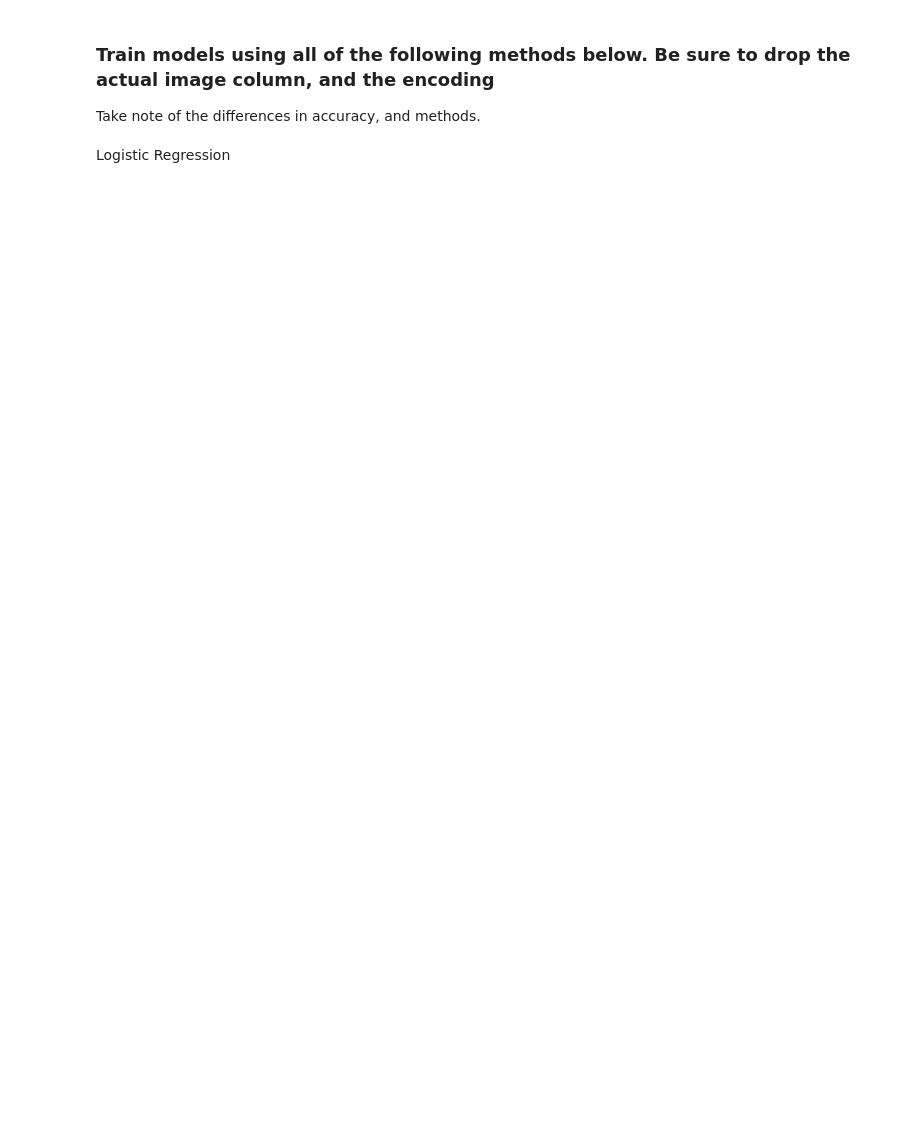
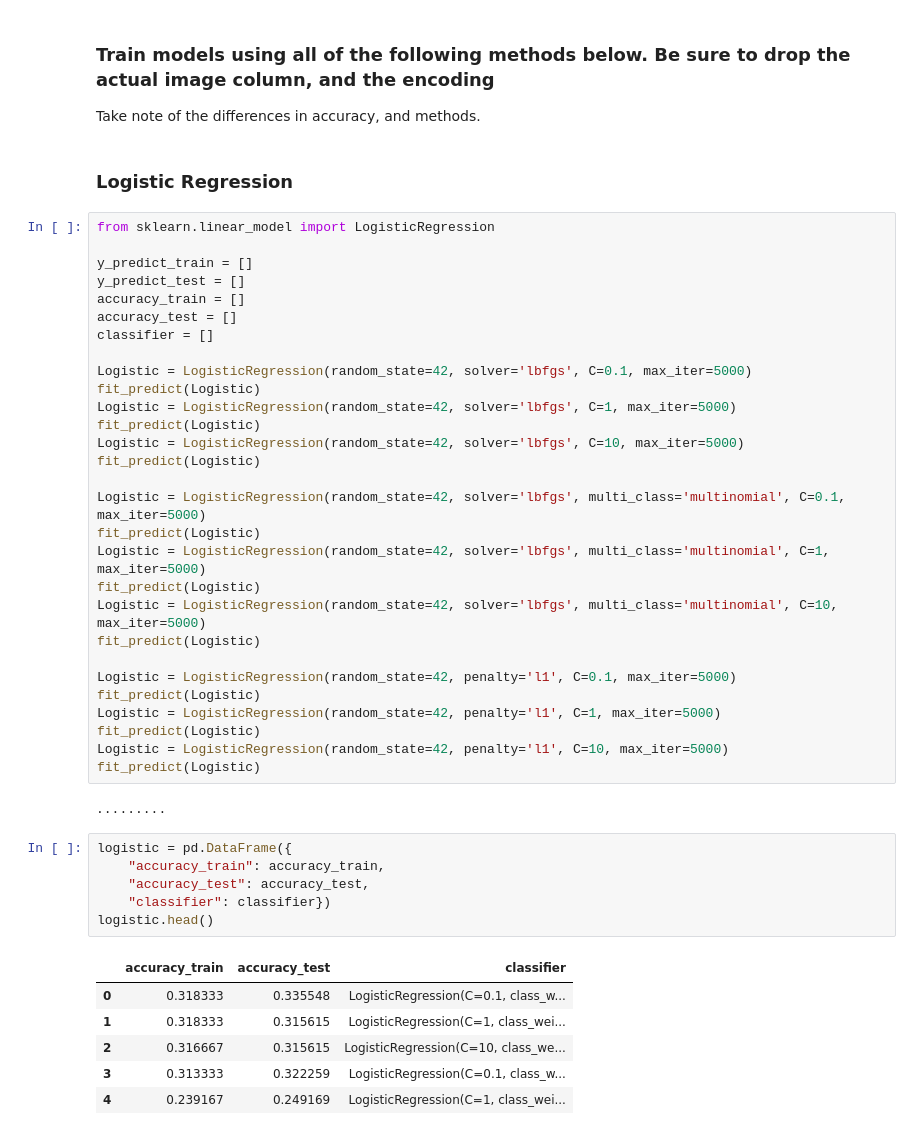
Before and after one commit to LinjianMa/DS100-final-project, a Jupyter notebook: GradProject_NB3.ipynb, the cells around one changed output. Cells and saved outputs as stored; diff of their text form; blank space fills up the shorter version.

```diff
--- a/GradProject_NB3.ipynb
+++ b/GradProject_NB3.ipynb
@@ -13,4 +69,48 @@ def accuracy(pred, actual):
 # %% [markdown]
 <h3>  Train models using all of the following methods below. Be sure to drop the actual image column, and the encoding</h3>	Take note of the differences in accuracy, and methods.
-# %% [markdown]
-Logistic Regression
+# %% [markdown]
+### Logistic Regression
+# %%
+from sklearn.linear_model import LogisticRegression
+
+y_predict_train = []
+y_predict_test = []
+accuracy_train = []
+accuracy_test = []
+classifier = []
+
+Logistic = LogisticRegression(random_state=42, solver='lbfgs', C=0.1, max_iter=5000)
+fit_predict(Logistic)
+Logistic = LogisticRegression(random_state=42, solver='lbfgs', C=1, max_iter=5000)
+fit_predict(Logistic)
+Logistic = LogisticRegression(random_state=42, solver='lbfgs', C=10, max_iter=5000)
+fit_predict(Logistic)
+
+Logistic = LogisticRegression(random_state=42, solver='lbfgs', multi_class='multinomial', C=0.1, max_iter=5000)
+fit_predict(Logistic)
+Logistic = LogisticRegression(random_state=42, solver='lbfgs', multi_class='multinomial', C=1, max_iter=5000)
+fit_predict(Logistic)
+Logistic = LogisticRegression(random_state=42, solver='lbfgs', multi_class='multinomial', C=10, max_iter=5000)
+fit_predict(Logistic)
+
+Logistic = LogisticRegression(random_state=42, penalty='l1', C=0.1, max_iter=5000)
+fit_predict(Logistic)
+Logistic = LogisticRegression(random_state=42, penalty='l1', C=1, max_iter=5000)
+fit_predict(Logistic)
+Logistic = LogisticRegression(random_state=42, penalty='l1', C=10, max_iter=5000)
+fit_predict(Logistic)
+# %% [output]
+.........
+# %%
+logistic = pd.DataFrame({
+    "accuracy_train": accuracy_train,
+    "accuracy_test": accuracy_test,
+    "classifier": classifier})
+logistic.head()
+# %% [output]
+|  | accuracy_train | accuracy_test | classifier |
+| 0 | 0.318333 | 0.335548 | LogisticRegression(C=0.1, class_w... |
+| 1 | 0.318333 | 0.315615 | LogisticRegression(C=1, class_wei... |
+| 2 | 0.316667 | 0.315615 | LogisticRegression(C=10, class_we... |
+| 3 | 0.313333 | 0.322259 | LogisticRegression(C=0.1, class_w... |
+| 4 | 0.239167 | 0.249169 | LogisticRegression(C=1, class_wei... |
```
Also changed, not shown: parts of 35 cells of this notebook.
